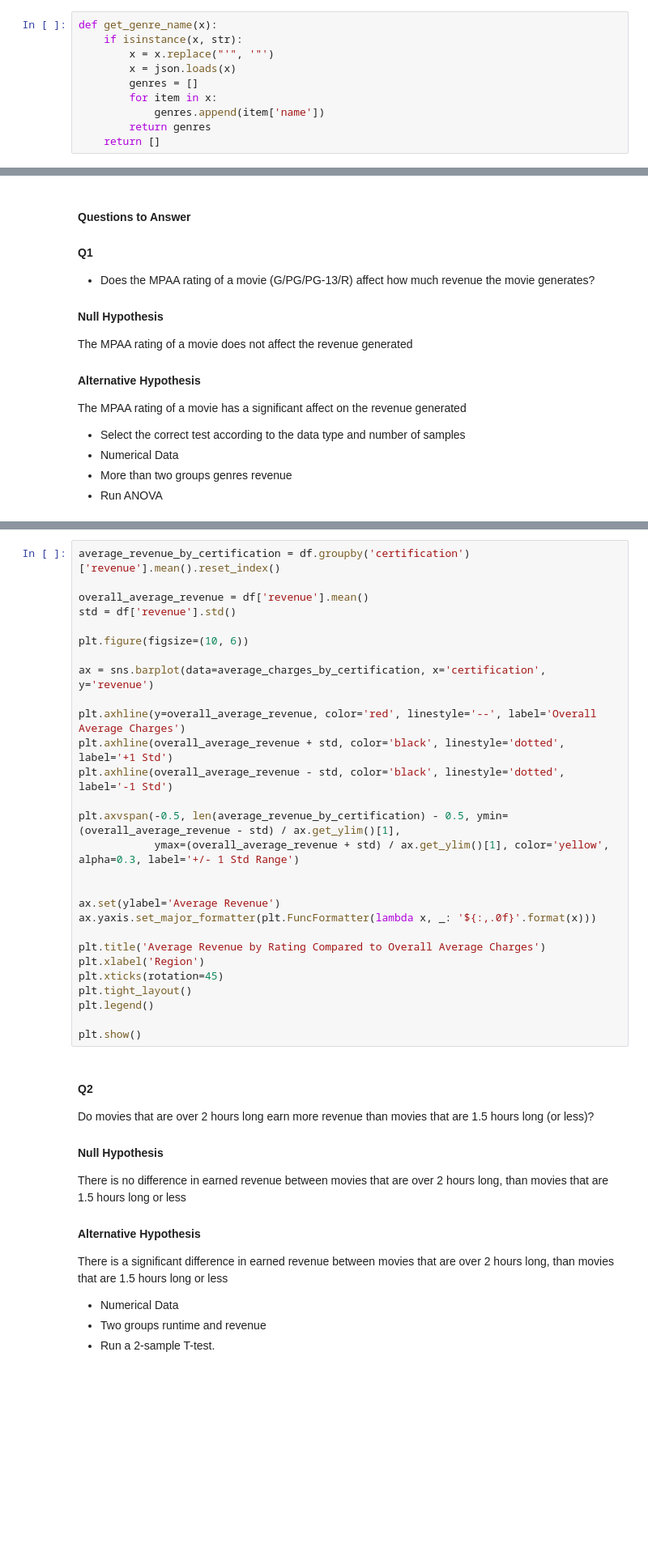
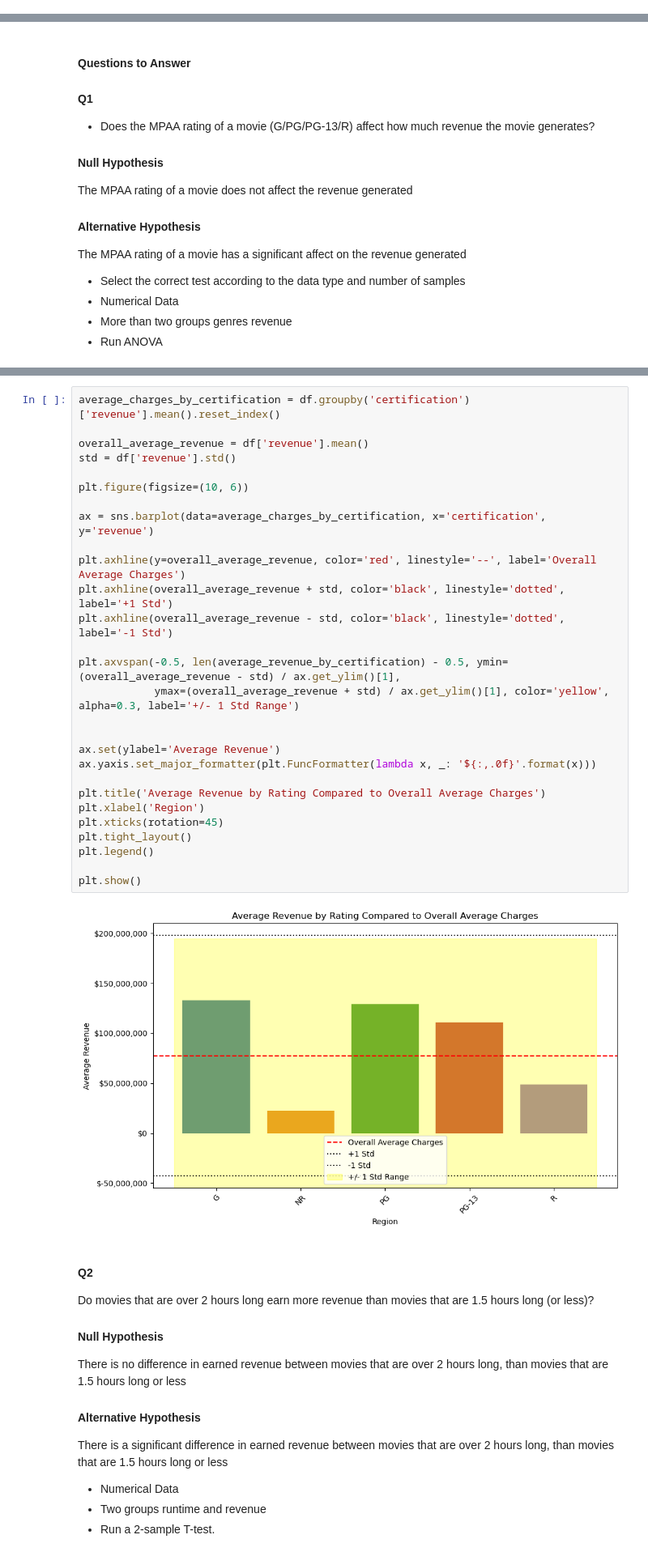
Before and after one commit to jtanzi56/Project-3, a Jupyter notebook: Tmbd Movie (Hypothesis Testing).ipynb, the cells around one changed output, grey strips where cells are left out. Shown at 81% size. Drawn from its saved outputs; the diff is of its cells as text; blank space fills up the shorter version.

```diff
--- a/Tmbd Movie (Hypothesis Testing).ipynb
+++ b/Tmbd Movie (Hypothesis Testing).ipynb
@@ -319,13 +358,3 @@ df['genres'][0]
-# %%
-def get_genre_name(x):
-    if isinstance(x, str):
-        x = x.replace("'", '"')
-        x = json.loads(x)
-        genres = []
-        for item in x:
-            genres.append(item['name'])
-        return genres
-    return []
 # %%
 def get_genre_name(x):
     if isinstance(x, str):
@@ -633,31 +1041,33 @@ result.pvalue<.05
 # %%
-average_revenue_by_certification = df.groupby('certification')['revenue'].mean().reset_index()
+average_charges_by_certification = df.groupby('certification')['revenue'].mean().reset_index()
 
 overall_average_revenue = df['revenue'].mean()
 std = df['revenue'].std()
 
 plt.figure(figsize=(10, 6))
 
 ax = sns.barplot(data=average_charges_by_certification, x='certification', y='revenue')
 
 plt.axhline(y=overall_average_revenue, color='red', linestyle='--', label='Overall Average Charges')
 plt.axhline(overall_average_revenue + std, color='black', linestyle='dotted', label='+1 Std')
 plt.axhline(overall_average_revenue - std, color='black', linestyle='dotted', label='-1 Std')
 
 plt.axvspan(-0.5, len(average_revenue_by_certification) - 0.5, ymin=(overall_average_revenue - std) / ax.get_ylim()[1],
             ymax=(overall_average_revenue + std) / ax.get_ylim()[1], color='yellow', alpha=0.3, label='+/- 1 Std Range')
 
 
 ax.set(ylabel='Average Revenue')
 ax.yaxis.set_major_formatter(plt.FuncFormatter(lambda x, _: '${:,.0f}'.format(x)))
 
 plt.title('Average Revenue by Rating Compared to Overall Average Charges')
 plt.xlabel('Region')
 plt.xticks(rotation=45)
 plt.tight_layout()
 plt.legend()
 
 plt.show()
+# %% [output]
+[figure, added]
 # %% [markdown]
 #### Q2
 Do movies that are over 2 hours long earn more revenue than movies that are 1.5 hours long (or less)?
```
Also changed, not shown: parts of 72 cells of this notebook.
